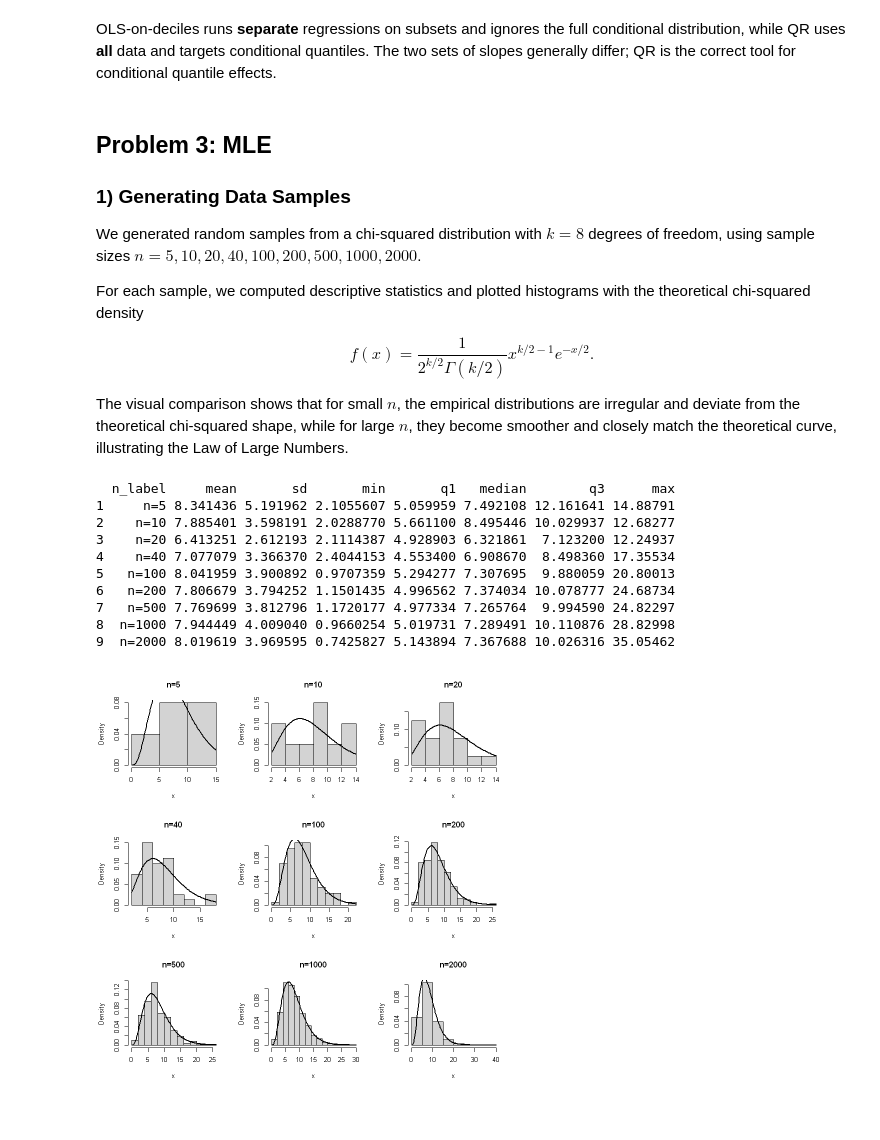
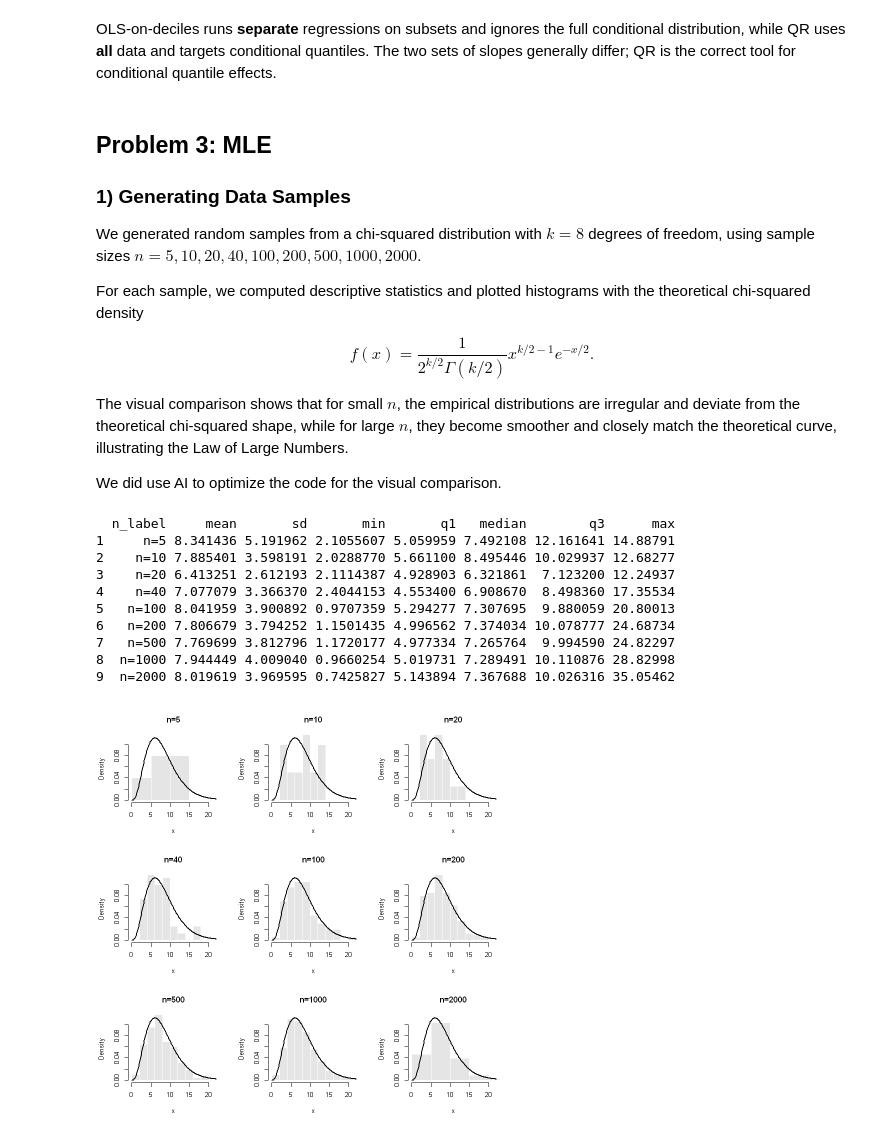
Before and after one commit to 52804407/Advanced_Econometrics_Pasz_Dohnal_Tom-, a Jupyter notebook: AE HW1 Pasz Dohnal Gabriel.ipynb, the cells around one changed output. Drawn from its saved outputs; the diff is of its cells as text; code cells hidden in the pictures.

```diff
--- a/AE HW1 Pasz Dohnal Gabriel.ipynb
+++ b/AE HW1 Pasz Dohnal Gabriel.ipynb
@@ -570,6 +570,8 @@ f(x) = \frac{1}{2^{k/2}\Gamma(k/2)}x^{k/2 - 1}e^{-x/2}.
 $$
 
 The visual comparison shows that for small $n$, the empirical distributions are irregular and deviate from the theoretical chi-squared shape, while for large $n$, they become smoother and closely match the theoretical curve, illustrating the Law of Large Numbers.
+
+We did use AI to optimize the code for the visual comparison.
 # %%
 set.seed(123)
 
@@ -588,34 +590,38 @@ qs <- quantile(v, probs = c(0, 0.25, 0.5, 0.75, 1))
 data.frame(
 n_label = nm,
 mean = mean(v),
 sd = sd(v),
 min = qs[1],
 q1 = qs[2],
 median = qs[3],
 q3 = qs[4],
 max = qs[5]
 )
 }))
 row.names(desc_tbl) <- NULL
 print(desc_tbl)
 
 # Visualization
+x_max <- qchisq(0.995, df = k)
+y_max <- max(dchisq(seq(0, x_max, length.out = 500), df = k))
+
 par(mfrow = c(3, 3))
 for (nm in names(samples_list)) {
-x <- samples_list[[nm]]
-hist(x, probability = TRUE, main = nm, xlab = "x")
-curve(dchisq(x, df = k), add = TRUE, lwd = 2)
+  x <- samples_list[[nm]]
+  hist(x, probability = TRUE, main = nm, xlab = "x",
+       xlim = c(0, x_max), ylim = c(0, y_max), col = "grey90", border = "white")
+  curve(dchisq(x, df = k), add = TRUE, lwd = 2)
 }
 par(mfrow = c(1, 1))
 # %% [output]
   n_label     mean       sd       min       q1   median        q3      max
 1     n=5 8.341436 5.191962 2.1055607 5.059959 7.492108 12.161641 14.88791
 2    n=10 7.885401 3.598191 2.0288770 5.661100 8.495446 10.029937 12.68277
 3    n=20 6.413251 2.612193 2.1114387 4.928903 6.321861  7.123200 12.24937
 4    n=40 7.077079 3.366370 2.4044153 4.553400 6.908670  8.498360 17.35534
 5   n=100 8.041959 3.900892 0.9707359 5.294277 7.307695  9.880059 20.80013
 6   n=200 7.806679 3.794252 1.1501435 4.996562 7.374034 10.078777 24.68734
 7   n=500 7.769699 3.812796 1.1720177 4.977334 7.265764  9.994590 24.82297
 8  n=1000 7.944449 4.009040 0.9660254 5.019731 7.289491 10.110876 28.82998
 9  n=2000 8.019619 3.969595 0.7425827 5.143894 7.367688 10.026316 35.05462
-[figure, old version]
+[figure, new version]
```
Also changed, not shown: parts of 8 cells of this notebook.
